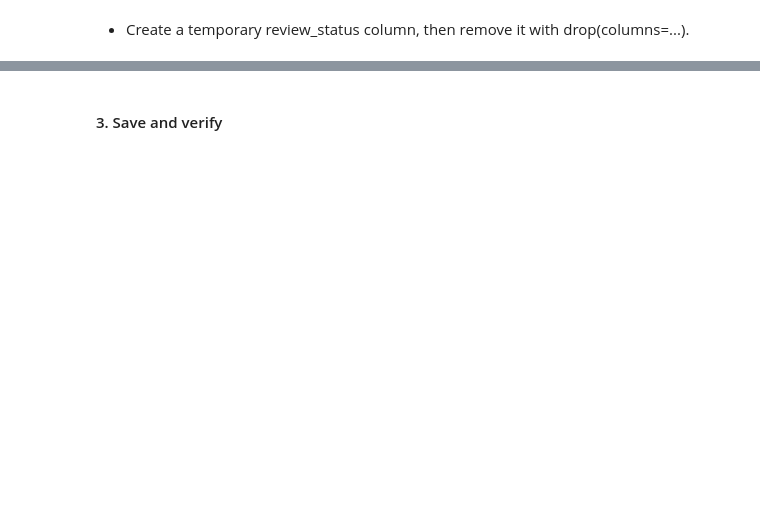
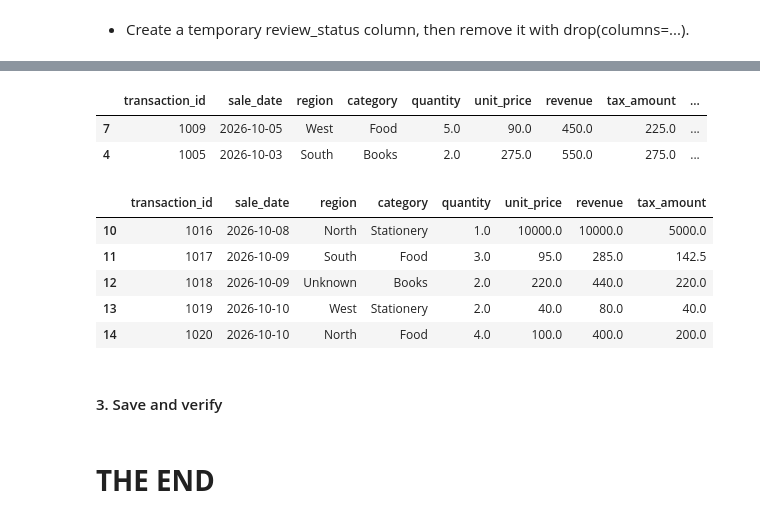
Before and after one commit to mj-awad17/AI-Engineering-bootcamp, a Jupyter notebook: Week-2/Assignment/mjawad_003721.ipynb, the cells around one changed output, grey strips where cells are left out. Drawn from its saved outputs; the diff is of its cells as text; code cells hidden in the pictures; blank space fills up the shorter version.

```diff
--- a/Week-2/Assignment/mjawad_003721.ipynb
+++ b/Week-2/Assignment/mjawad_003721.ipynb
@@ -287,2 +318,19 @@ df_partb["tax_amount"] = df_partb["revenue"] * 0.5
+# %%
+df_partb.sample(2)
+# %% [output]
+|  | transaction_id | sale_date | region | category | quantity | unit_price | revenue | tax_amount | ... |
+| 7 | 1009 | 2026-10-05 | West | Food | 5.0 | 90.0 | 450.0 | 225.0 | ... |
+| 4 | 1005 | 2026-10-03 | South | Books | 2.0 | 275.0 | 550.0 | 275.0 | ... |
+# %%
+# drop the review_status column
+df_partb.drop(columns="review_status", inplace=True)
+df_partb.tail(5)
+# %% [output]
+|  | transaction_id | sale_date | region | category | quantity | unit_price | revenue | tax_amount |
+| 10 | 1016 | 2026-10-08 | North | Stationery | 1.0 | 10000.0 | 10000.0 | 5000.0 |
+| 11 | 1017 | 2026-10-09 | South | Food | 3.0 | 95.0 | 285.0 | 142.5 |
+| 12 | 1018 | 2026-10-09 | Unknown | Books | 2.0 | 220.0 | 440.0 | 220.0 |
+| 13 | 1019 | 2026-10-10 | West | Stationery | 2.0 | 40.0 | 80.0 | 40.0 |
+| 14 | 1020 | 2026-10-10 | North | Food | 4.0 | 100.0 | 400.0 | 200.0 |
 # %% [markdown]
 #### 3. Save and verify
@@ -288,0 +341,2 @@ df_partb["tax_amount"] = df_partb["revenue"] * 0.5
+# %% [markdown]
+# __THE END__
```
Also changed, not shown: parts of 7 cells of this notebook.
